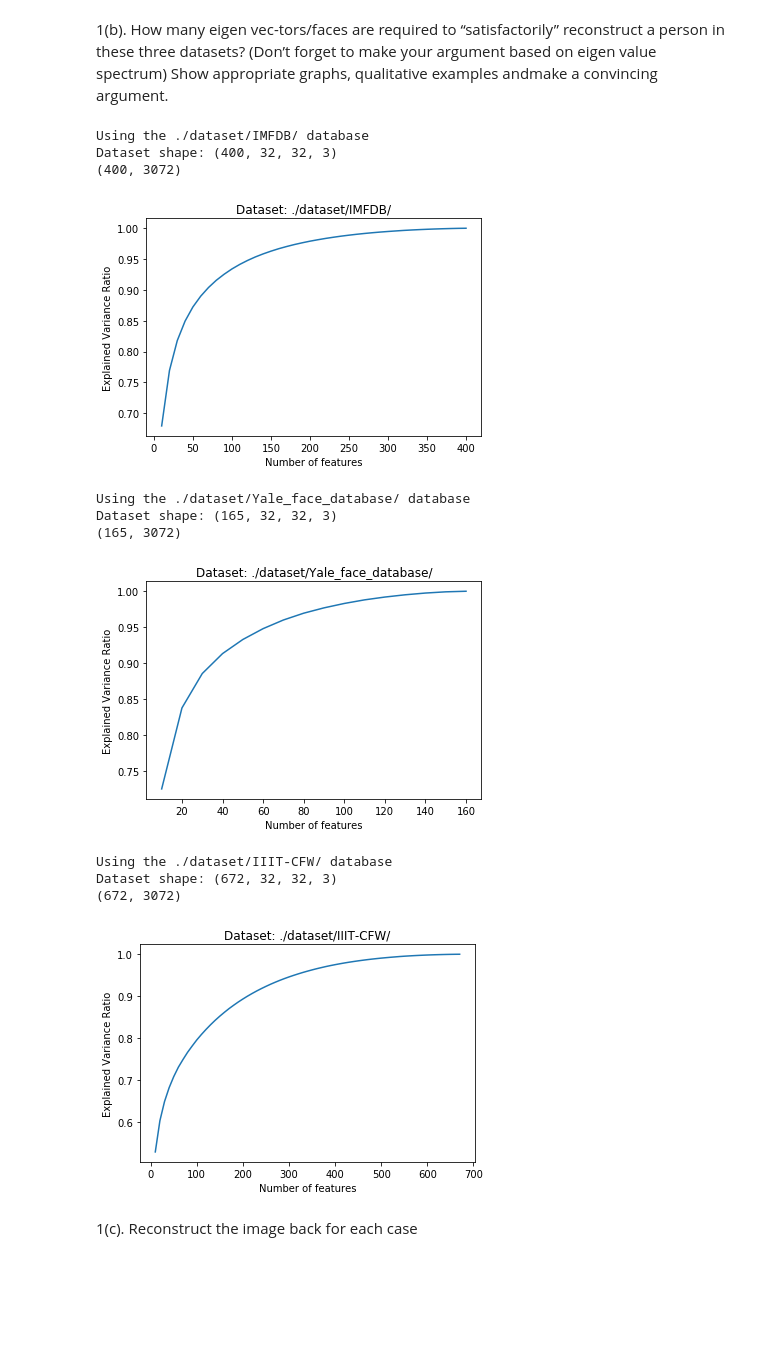
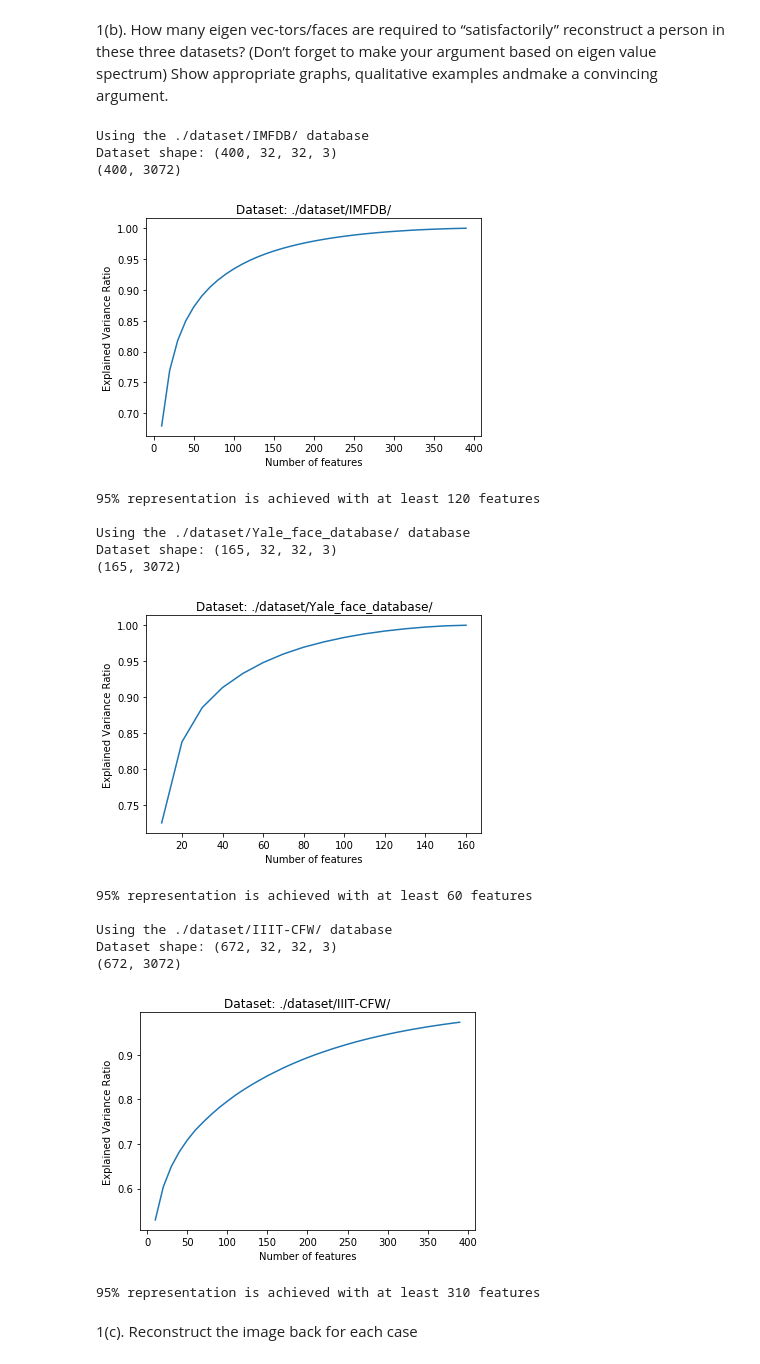
Before and after one commit to zubairabid/SMAI_Assignment2, a Jupyter notebook: 20171076.ipynb, the cells around one changed output. Drawn from its saved outputs; the diff is of its cells as text; code cells hidden in the pictures; blank space fills up the shorter version.

```diff
--- a/20171076.ipynb
+++ b/20171076.ipynb
@@ -415,42 +415,48 @@ for dirpath in paths:
     cumulative_sum = []
     cumulative_var = []
     test_range = []
-    for feature_count in range(10, 1000, 10):
+    for feature_count in range(10, 400, 10):
         if feature_count > min(X.shape[0], X.shape[1]):
             break
 
         X_k, approximation, explained_variance = get_pca(X, feature_count)
         cumulative_sum.append(sum(explained_variance))
         cumulative_var.append(explained_variance)
         test_range.append(feature_count)
 
     cumulative_sum = np.array(cumulative_sum)
     cumulative_var = np.array(cumulative_var)
     test_range = np.array(test_range)
 
     plt.plot(test_range, cumulative_sum)
     plt.title('Dataset: {0}'.format(dirpath))
     plt.xlabel('Number of features')
     plt.ylabel('Explained Variance Ratio')
     plt.show()
 
-
+    print("95% representation is achieved with at least {0} features".format(np.argmax(cumulative_sum > .95)*10))
+    print()
 
 #     print(cumulative_sum)
 #     print()
 # %% [output]
 Using the ./dataset/IMFDB/ database
 Dataset shape: (400, 32, 32, 3)
 (400, 3072)
-[figure, old version]
+[figure, new version]
+95% representation is achieved with at least 120 features
+
 Using the ./dataset/Yale_face_database/ database
 Dataset shape: (165, 32, 32, 3)
 (165, 3072)
 [figure]
+95% representation is achieved with at least 60 features
+
 Using the ./dataset/IIIT-CFW/ database
 Dataset shape: (672, 32, 32, 3)
 (672, 3072)
-[figure, old version]
+[figure, new version]
+95% representation is achieved with at least 310 features
 # %%
 # Create a scatter plot
 # eg.
```
Also changed, not shown: parts of 3 cells of this notebook.
